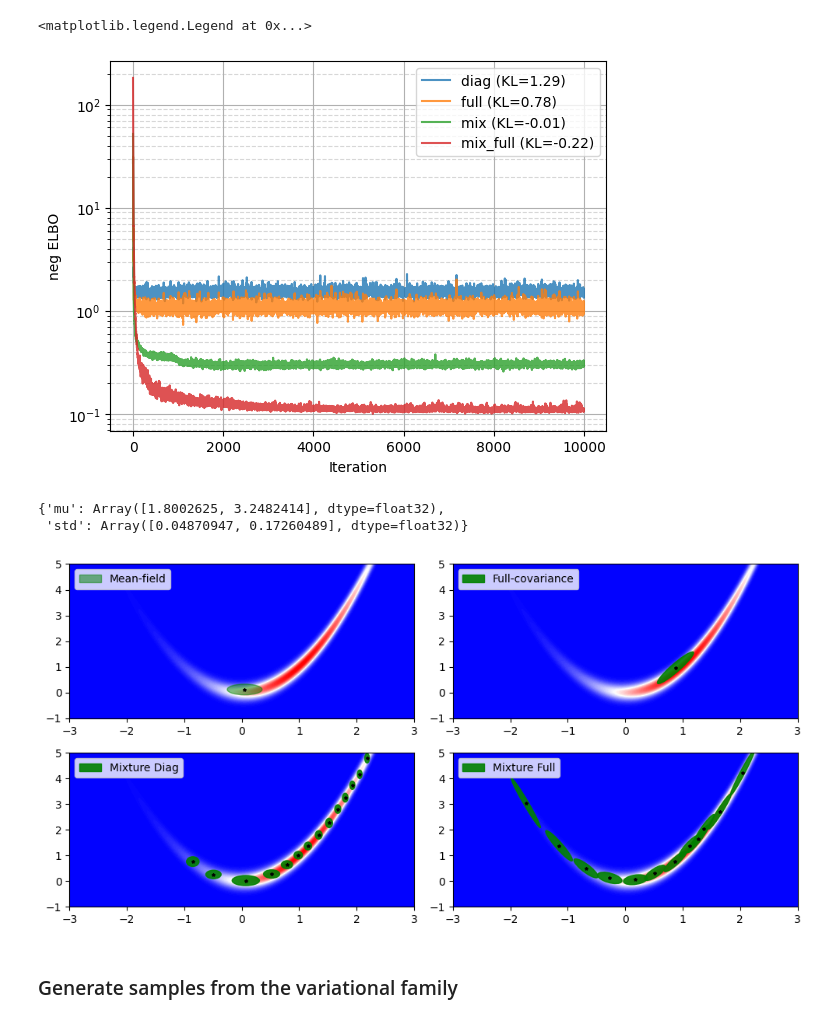
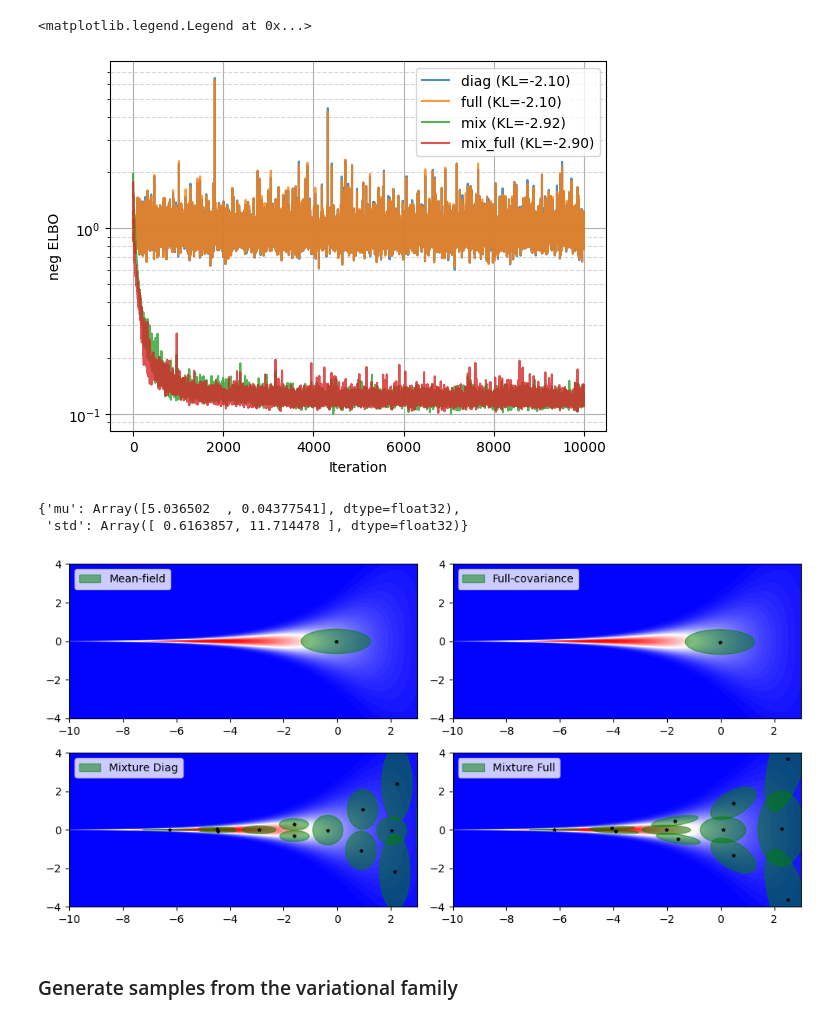
Before and after one commit to alexxthiery/mcjax, a Jupyter notebook: notebooks/variational/Funnel_vi.ipynb, the cells around one changed output. Drawn from its saved outputs; the diff is of its cells as text; code cells hidden in the pictures.

```diff
--- a/notebooks/variational/Funnel_vi.ipynb
+++ b/notebooks/variational/Funnel_vi.ipynb
@@ -26,12 +26,12 @@ from mcjax.util.plot_2d import evaluate_on_grid_2d, create_ellipse
 # initialize PRNG
 key = jr.key(0)
 # %%
-dist = Banana2D(noise_std=0.2)
+dist = NealFunnel()
 logdensity = dist.logdensity
 logdensity_batch = jax.vmap(logdensity)
 # %%
-xmin, xmax = -3, 3
-ymin, ymax = -1, 5
+xmin, xmax = -10, 3
+ymin, ymax = -4, 4
 X, Y, Z = evaluate_on_grid_2d(
     func_batch=logdensity_batch,
     xlim=(xmin, xmax),
@@ -70,7 +70,7 @@ approx_list = [approx_diag, approx_full, approx_mix, approx_mix_full]
 params_init_list = [params_diag, params_full, params_mix, params_mix_full]
 engine_list = [engine_diag, engine_full, engine_diag_mix, engine_diag_mix_full]
 # %%
-optimizer = optax.adam(learning_rate=1e-1)
+optimizer = optax.adam(learning_rate=1e-2)
 # %%
 n_samples = 100
 n_iter = 10_000
@@ -129,12 +129,12 @@ plt.grid(which="minor", linestyle='--', alpha=0.5)
 plt.legend(loc='upper right')
 # %% [output]
 <matplotlib.legend.Legend at 0x...>
-[figure, old version]
+[figure, new version]
 # %%
 vi_output_dict["mix"]["params"]["components"][0]
 # %% [output]
-{'mu': Array([1.8002625, 3.2482414], dtype=float32),
- 'std': Array([0.04870947, 0.17260489], dtype=float32)}
+{'mu': Array([5.036502  , 0.04377541], dtype=float32),
+ 'std': Array([ 0.6163857, 11.714478 ], dtype=float32)}
 # %%
 import matplotlib.pyplot as plt
 
@@ -165,7 +165,7 @@ mu_full = vi_output_dict["full"]["params"]["mu"]
 cov_full = vi_output_dict["full"]["params"]["cov"]
 
 ax.contourf(X, Y, jnp.exp(Z), 100, cmap='bwr', origin='lower')
-ax.add_artist(create_ellipse(mu_full, cov_full, color='green', alpha=0.9, label='Full-covariance'))
+ax.add_artist(create_ellipse(mu_full, cov_full, color='green', alpha=0.5, label='Full-covariance'))
 ax.plot(mu_full[0], mu_full[1], marker='*', color='black', markersize=3)
 ax.legend(loc="upper left")
 
@@ -182,41 +182,38 @@ for k in range(num_components_mix):
     # std = stds[k]
     cov = jnp.diag(std ** 2)
     if k==0:
-        ax.add_artist(create_ellipse(mu, cov, color='green', alpha=0.9, label='Mixture Diag'))
+        ax.add_artist(create_ellipse(mu, cov, color='green', alpha=0.5, label='Mixture Diag'))
     else:
-        ax.add_artist(create_ellipse(mu, cov, color='green', alpha=0.9))
+        ax.add_artist(create_ellipse(mu, cov, color='green', alpha=0.5))
     ax.plot(mu[0], mu[1], marker='*', color='black', markersize=3)
 # set the axis limits
 ax.set_xlim(xmin, xmax)
 ax.set_ylim(ymin, ymax)
 ax.legend(loc="upper left")
 plt.tight_layout()
 
 # ################
 # # mixture full
 # ################
 ax = axes[1,1]
-# Extract final mixture parameters
-# mus = vi_output_dict["mix_full"]["params"]["mu"]
-# covs = vi_output_dict["mix_full"]["params"]["cov"]
 
 ax.contourf(X, Y, jnp.exp(Z), 100, cmap='bwr', origin='lower')
 
 for k in range(num_components_mix_full):
     mu = vi_output_dict["mix_full"]["params"]["components"][k]["mu"]
     cov = vi_output_dict["mix_full"]["params"]["components"][k]["cov"]
     if k==0:
-        ax.add_artist(create_ellipse(mu, cov, color='green', alpha=0.9, label='Mixture Full'))
+        ax.add_artist(create_ellipse(mu, cov, color='green', alpha=0.5, label='Mixture Full'))
     else:
-        ax.add_artist(create_ellipse(mu, cov, color='green', alpha=0.9))
+        ax.add_artist(create_ellipse(mu, cov, color='green', alpha=0.5))
     ax.plot(mu[0], mu[1], marker='*', color='black', markersize=3)
 # set the axis limits
 ax.set_xlim(xmin, xmax)
 ax.set_ylim(ymin, ymax)
 ax.legend(loc="upper left")
 plt.tight_layout()
 # %% [output]
-[figure, old version]
+[figure, new version]
 # %% [markdown]
 ### Generate samples from the variational family
 # %%
```
Also changed, not shown: parts of 5 cells of this notebook, 14 other files.
